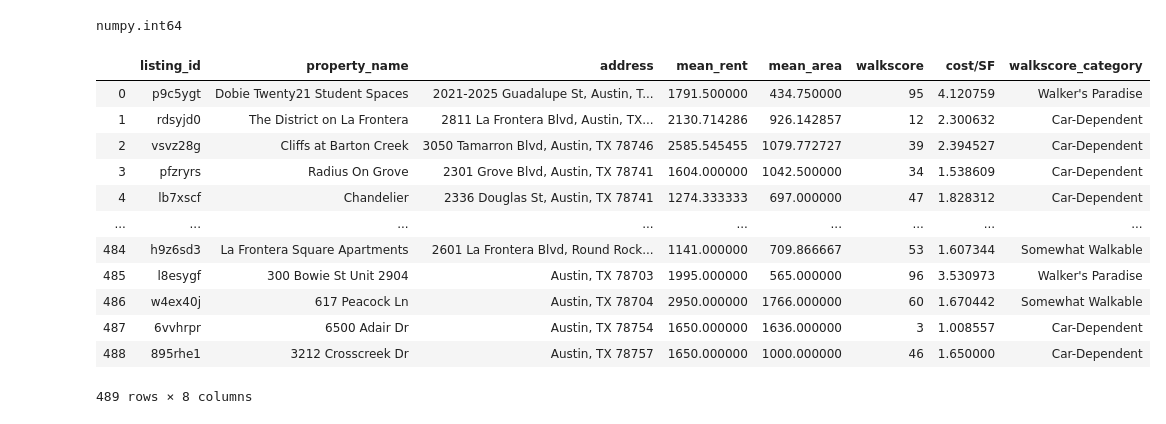
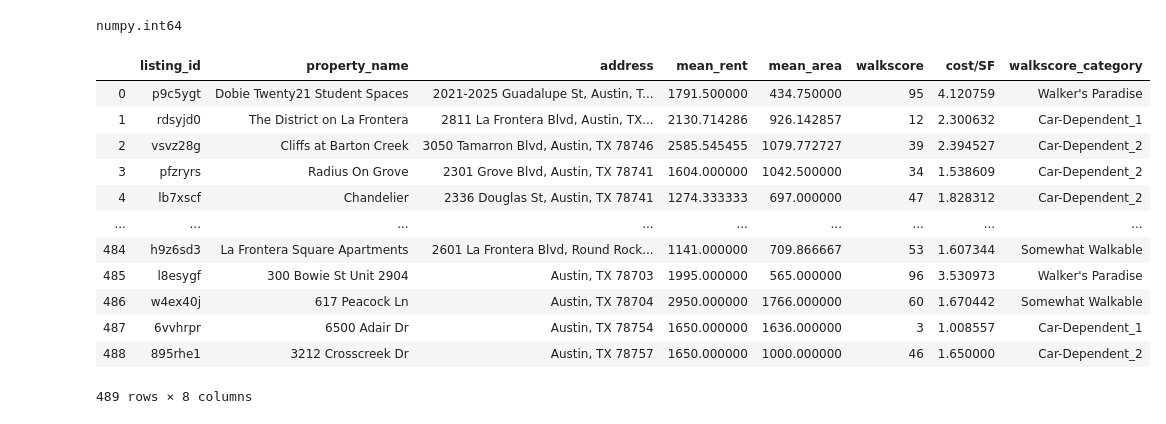
Before and after one commit to sn-ekstrand/walkability-and-cost, a Jupyter notebook: notebooks/eda.ipynb, the cells around one changed output. Drawn from its saved outputs; the diff is of its cells as text; code cells hidden in the pictures.

```diff
--- a/notebooks/eda.ipynb
+++ b/notebooks/eda.ipynb
@@ -54,32 +54,32 @@ numpy.int64
 # %%
 df['walkscore_category'] = ''
 
 def ws_cat(df):
     if df['walkscore'] >= 90:
         return "Walker's Paradise"
     elif 90 > df['walkscore'] >= 70:
         return "Very Walkable"
     elif 70 > df['walkscore'] >= 50:
         return "Somewhat Walkable"
     elif 50 > df['walkscore'] >= 25:
-        return "Car-Dependent"
+        return "Car-Dependent_2"
     elif 25 > df['walkscore'] >= 0:
-        return "Car-Dependent"
+        return "Car-Dependent_1"
 
 df['walkscore_category'] = df.apply(ws_cat, axis=1)
 
 df
 # %% [output]
 |  | listing_id | property_name | address | mean_rent | mean_area | walkscore | cost/SF | walkscore_category |
 | 0 | p9c5ygt | Dobie Twenty21 Student Spaces | 2021-2025 Guadalupe St, Austin, T... | 1791.500000 | 434.750000 | 95 | 4.120759 | Walker's Paradise |
-| 1 | rdsyjd0 | The District on La Frontera | 2811 La Frontera Blvd, Austin, TX... | 2130.714286 | 926.142857 | 12 | 2.300632 | Car-Dependent |
-| 2 | vsvz28g | Cliffs at Barton Creek | 3050 Tamarron Blvd, Austin, TX 78746 | 2585.545455 | 1079.772727 | 39 | 2.394527 | Car-Dependent |
-| 3 | pfzryrs | Radius On Grove | 2301 Grove Blvd, Austin, TX 78741 | 1604.000000 | 1042.500000 | 34 | 1.538609 | Car-Dependent |
-| 4 | lb7xscf | Chandelier | 2336 Douglas St, Austin, TX 78741 | 1274.333333 | 697.000000 | 47 | 1.828312 | Car-Dependent |
+| 1 | rdsyjd0 | The District on La Frontera | 2811 La Frontera Blvd, Austin, TX... | 2130.714286 | 926.142857 | 12 | 2.300632 | Car-Dependent_1 |
+| 2 | vsvz28g | Cliffs at Barton Creek | 3050 Tamarron Blvd, Austin, TX 78746 | 2585.545455 | 1079.772727 | 39 | 2.394527 | Car-Dependent_2 |
+| 3 | pfzryrs | Radius On Grove | 2301 Grove Blvd, Austin, TX 78741 | 1604.000000 | 1042.500000 | 34 | 1.538609 | Car-Dependent_2 |
+| 4 | lb7xscf | Chandelier | 2336 Douglas St, Austin, TX 78741 | 1274.333333 | 697.000000 | 47 | 1.828312 | Car-Dependent_2 |
 | ... | ... | ... | ... | ... | ... | ... | ... | ... |
 | 484 | h9z6sd3 | La Frontera Square Apartments | 2601 La Frontera Blvd, Round Rock... | 1141.000000 | 709.866667 | 53 | 1.607344 | Somewhat Walkable |
 | 485 | l8esygf | 300 Bowie St Unit 2904 | Austin, TX 78703 | 1995.000000 | 565.000000 | 96 | 3.530973 | Walker's Paradise |
 | 486 | w4ex40j | 617 Peacock Ln | Austin, TX 78704 | 2950.000000 | 1766.000000 | 60 | 1.670442 | Somewhat Walkable |
-| 487 | 6vvhrpr | 6500 Adair Dr | Austin, TX 78754 | 1650.000000 | 1636.000000 | 3 | 1.008557 | Car-Dependent |
-| 488 | 895rhe1 | 3212 Crosscreek Dr | Austin, TX 78757 | 1650.000000 | 1000.000000 | 46 | 1.650000 | Car-Dependent |
+| 487 | 6vvhrpr | 6500 Adair Dr | Austin, TX 78754 | 1650.000000 | 1636.000000 | 3 | 1.008557 | Car-Dependent_1 |
+| 488 | 895rhe1 | 3212 Crosscreek Dr | Austin, TX 78757 | 1650.000000 | 1000.000000 | 46 | 1.650000 | Car-Dependent_2 |
 489 rows × 8 columns
```
Also changed, not shown: parts of 7 cells of this notebook.
